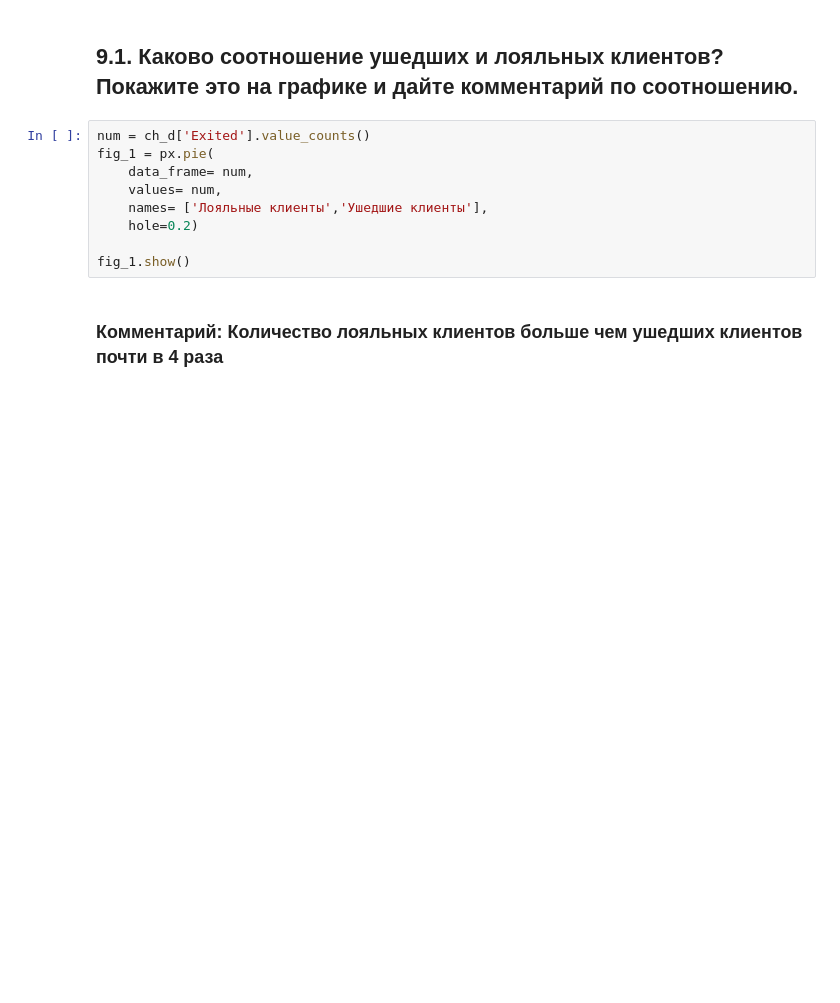
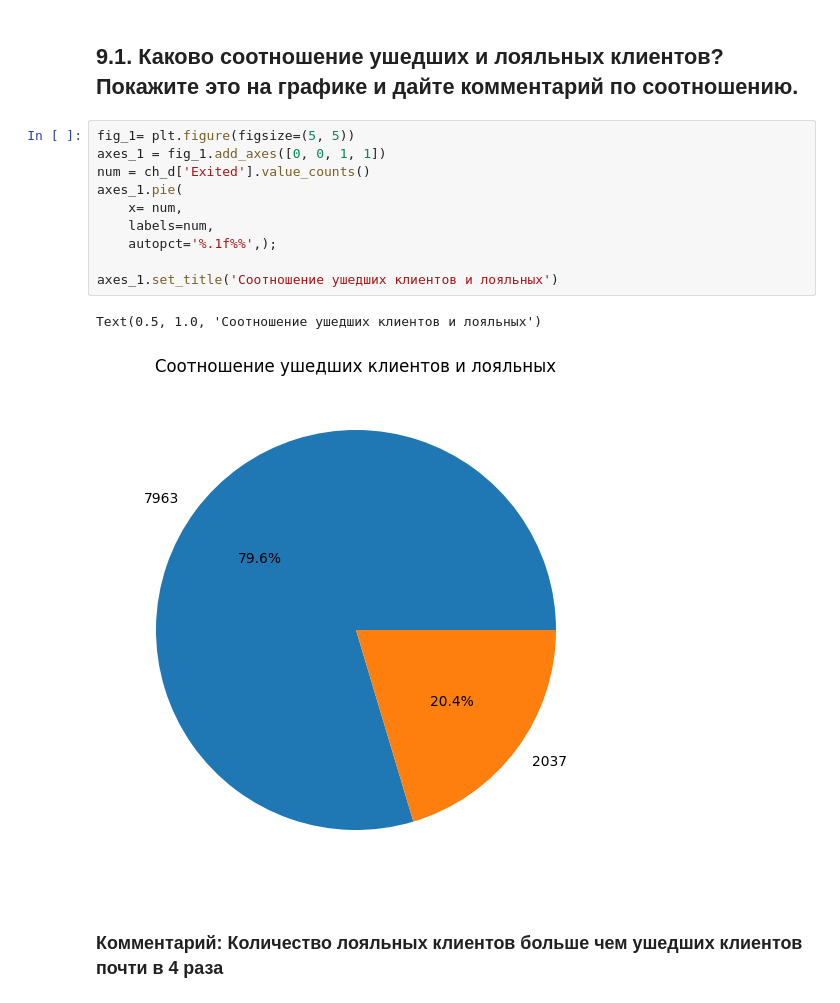
Before and after one commit to Alevtina529/SF_ds, a Jupyter notebook: PY 13 Визуализация/Закрепление PY13.ipynb, the cells around one changed output. Cells and saved outputs as stored; diff of their text form; blank space fills up the shorter version.

```diff
--- a/PY 13 Визуализация/Закрепление PY13.ipynb
+++ b/PY 13 Визуализация/Закрепление PY13.ipynb
@@ -79,15 +79,19 @@ Exited — статус лояльности (1 — ушедший клиент,
 # Задания
 # %% [markdown]
 ## 9.1. Каково соотношение ушедших и лояльных клиентов? Покажите это на графике и дайте комментарий по соотношению.
-# %%
-num = ch_d['Exited'].value_counts()
-fig_1 = px.pie(
-    data_frame= num,
-    values= num,
-    names= ['Лояльные клиенты','Ушедшие клиенты'],
-    hole=0.2)
-
-fig_1.show()
+# %%
+fig_1= plt.figure(figsize=(5, 5))
+axes_1 = fig_1.add_axes([0, 0, 1, 1])
+num = ch_d['Exited'].value_counts()
+axes_1.pie(
+    x= num,
+    labels=num,
+    autopct='%.1f%%',);
+
+axes_1.set_title('Соотношение ушедших клиентов и лояльных')
+# %% [output]
+Text(0.5, 1.0, 'Соотношение ушедших клиентов и лояльных')
+[figure, added]
 # %% [markdown]
 ### Комментарий: Количество лояльных клиентов больше чем ушедших клиентов почти в 4 раза
 # %% [markdown]
```
